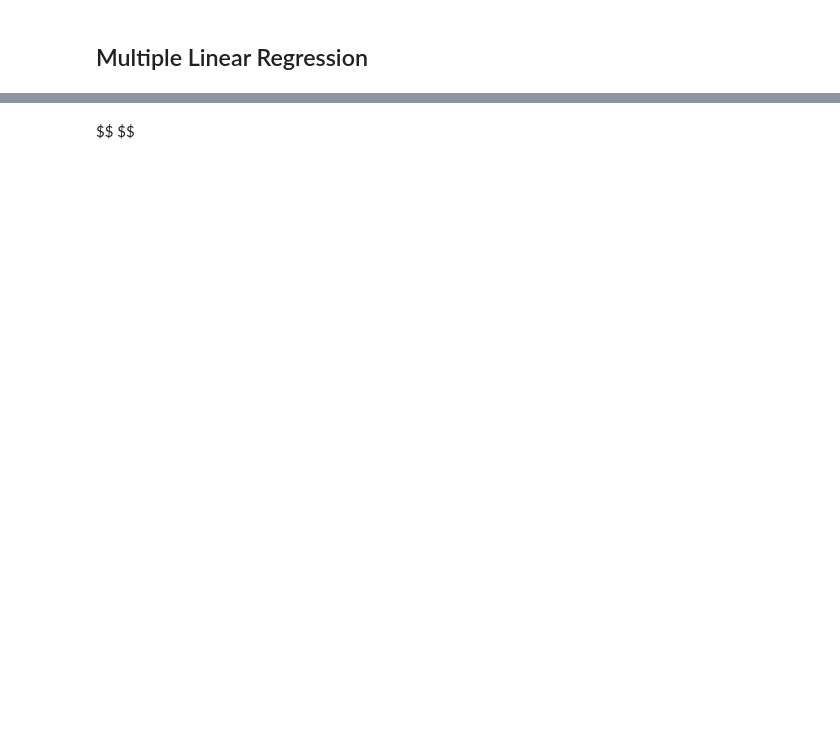
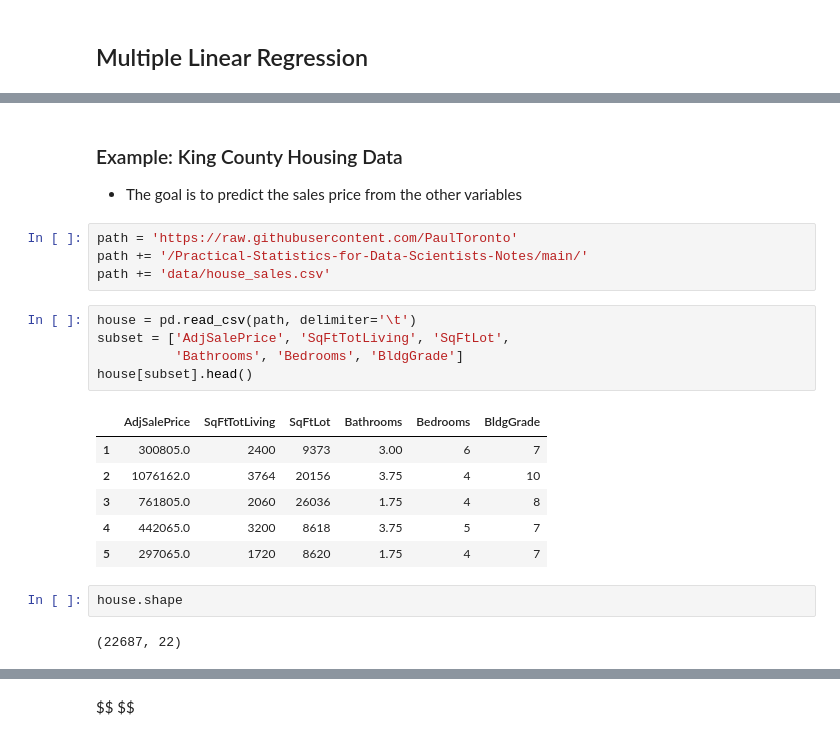
Before and after one commit to PaulToronto/Practical-Statistics-for-Data-Scientists-Notes, a Jupyter notebook: 4_Regression_and_Prediction.ipynb, the cells around one changed output, grey strips where cells are left out. Cells and saved outputs as stored; diff of their text form; blank space fills up the shorter version.

```diff
--- a/4_Regression_and_Prediction.ipynb
+++ b/4_Regression_and_Prediction.ipynb
@@ -236,0 +264,24 @@ $$
+# %% [markdown]
+### Example: King County Housing Data
+
+- The goal is to predict the sales price from the other variables
+# %%
+path = 'https://raw.githubusercontent.com/PaulToronto'
+path += '/Practical-Statistics-for-Data-Scientists-Notes/main/'
+path += 'data/house_sales.csv'
+# %%
+house = pd.read_csv(path, delimiter='\t')
+subset = ['AdjSalePrice', 'SqFtTotLiving', 'SqFtLot',
+          'Bathrooms', 'Bedrooms', 'BldgGrade']
+house[subset].head()
+# %% [output]
+|  | AdjSalePrice | SqFtTotLiving | SqFtLot | Bathrooms | Bedrooms | BldgGrade |
+| 1 | 300805.0 | 2400 | 9373 | 3.00 | 6 | 7 |
+| 2 | 1076162.0 | 3764 | 20156 | 3.75 | 4 | 10 |
+| 3 | 761805.0 | 2060 | 26036 | 1.75 | 4 | 8 |
+| 4 | 442065.0 | 3200 | 8618 | 3.75 | 5 | 7 |
+| 5 | 297065.0 | 1720 | 8620 | 1.75 | 4 | 7 |
+# %%
+house.shape
+# %% [output]
+(22687, 22)
```
Also changed, not shown: parts of 32 cells of this notebook.
